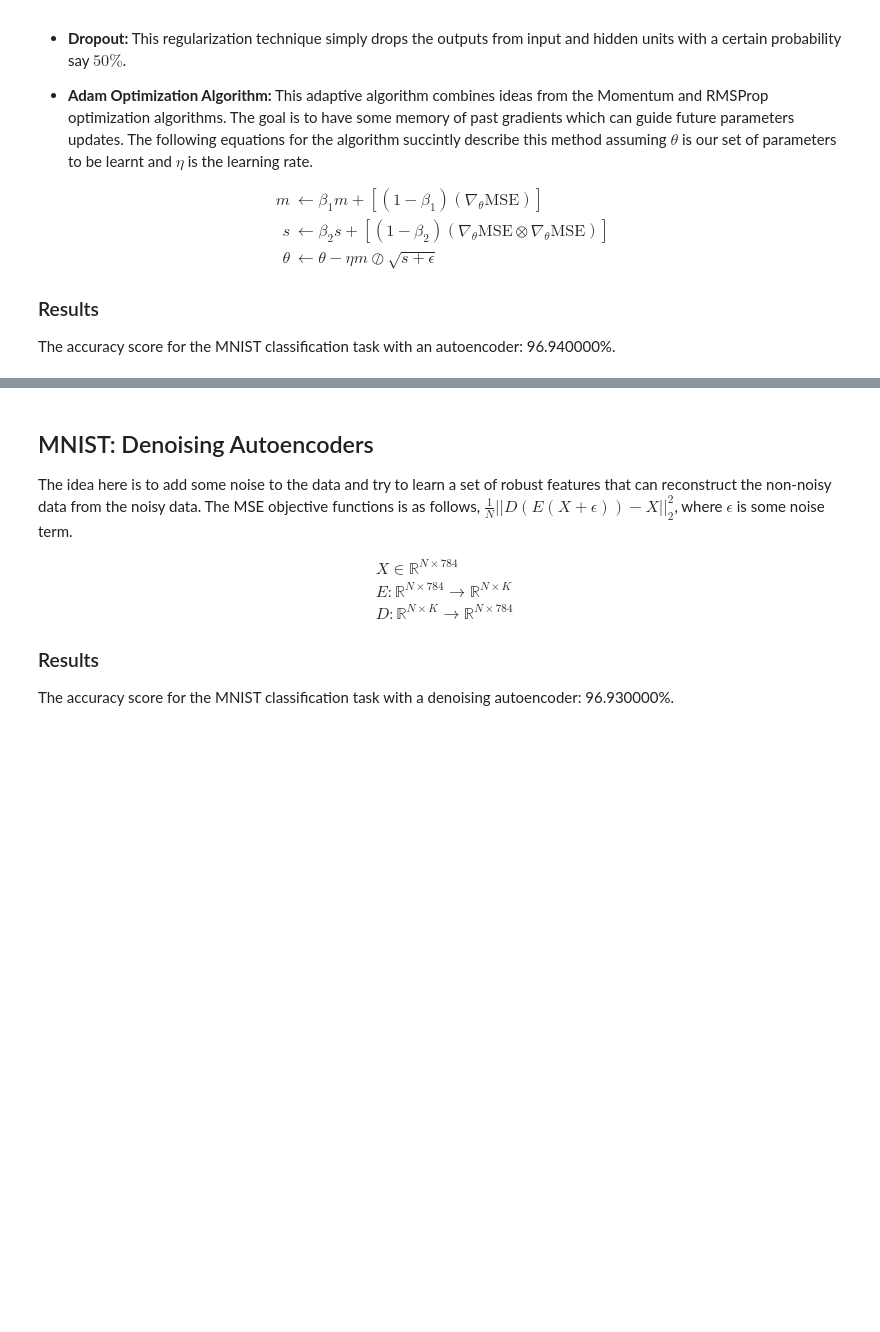
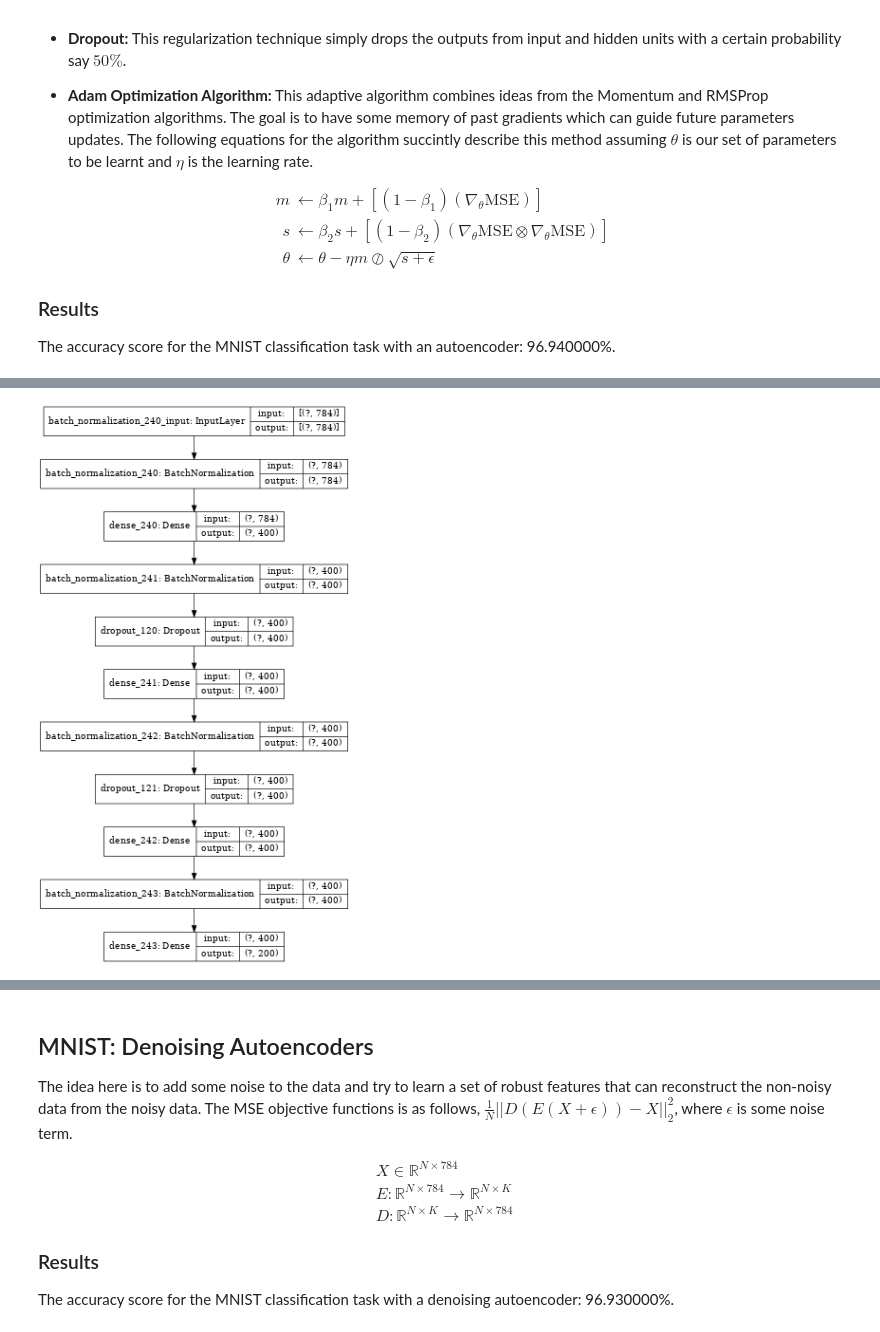
Before and after one commit to hamaadshah/autoencoders_tensorflow, a Jupyter notebook: Python/autoencoders.ipynb, the cells around one changed output, grey strips where cells are left out. Saved outputs shown, nothing was run; the diff lists cells and outputs as text; code cells hidden in the pictures; blank space fills up the shorter version.

Commit message:
TF 2.3 vanilla autoencoder with plotting!

```diff
--- a/Python/autoencoders.ipynb
+++ b/Python/autoencoders.ipynb
@@ -27,6 +29,7 @@ import os
 import math
 import sys
 import importlib
+import inspect
 
 import numpy as np
 
@@ -55,7 +58,10 @@ print("GPU:", tf.config.list_physical_devices(device_type="GPU"))
 mnist = tf.keras.datasets.mnist
 
 (x_train, y_train), (x_test, y_test) = mnist.load_data()
-x_train, x_test = x_train / 255.0, x_test / 255.0
+x_train, x_test = (
+    x_train.astype(dtype="float32") / 255.0,
+    x_test.astype(dtype="float32") / 255.0,
+)
 
 y_train = y_train.ravel()
 y_test = y_test.ravel()
@@ -236,0 +384,12 @@ print("The accuracy score for the MNIST classification task with an autoencoder:
+# %%
+tf.keras.utils.plot_model(
+    model=autoencoder.encoder,
+    to_file="/home/hamaad/Projects/autoencoders_tensorflow/vanilla_autoencoder_encoder.png",
+    show_shapes=True,
+    show_layer_names=True,
+    rankdir="TB",
+    expand_nested=True,
+    dpi=48,
+)
+# %% [output]
+[figure, added]
```
Also changed, not shown: parts of 11 cells of this notebook.
